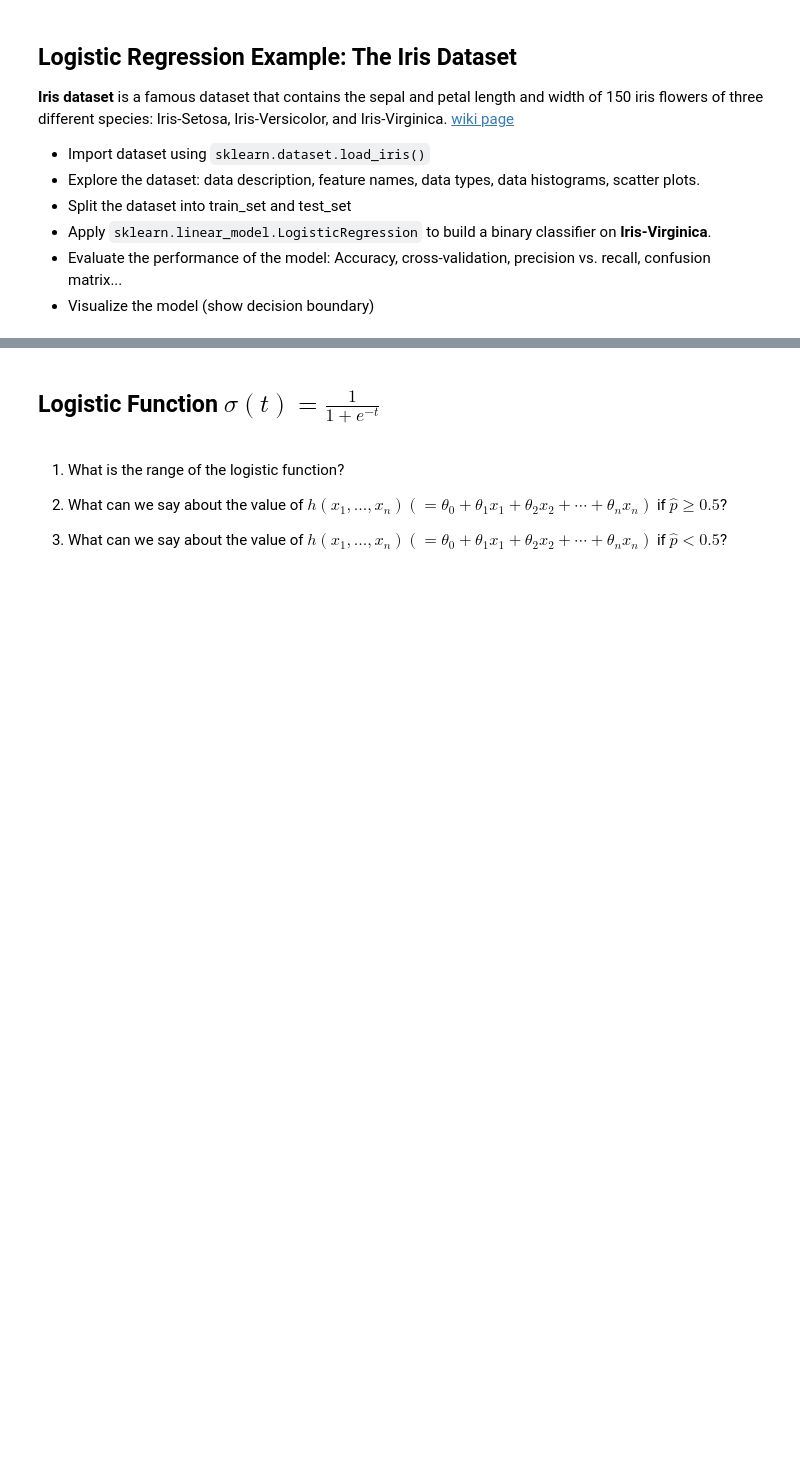
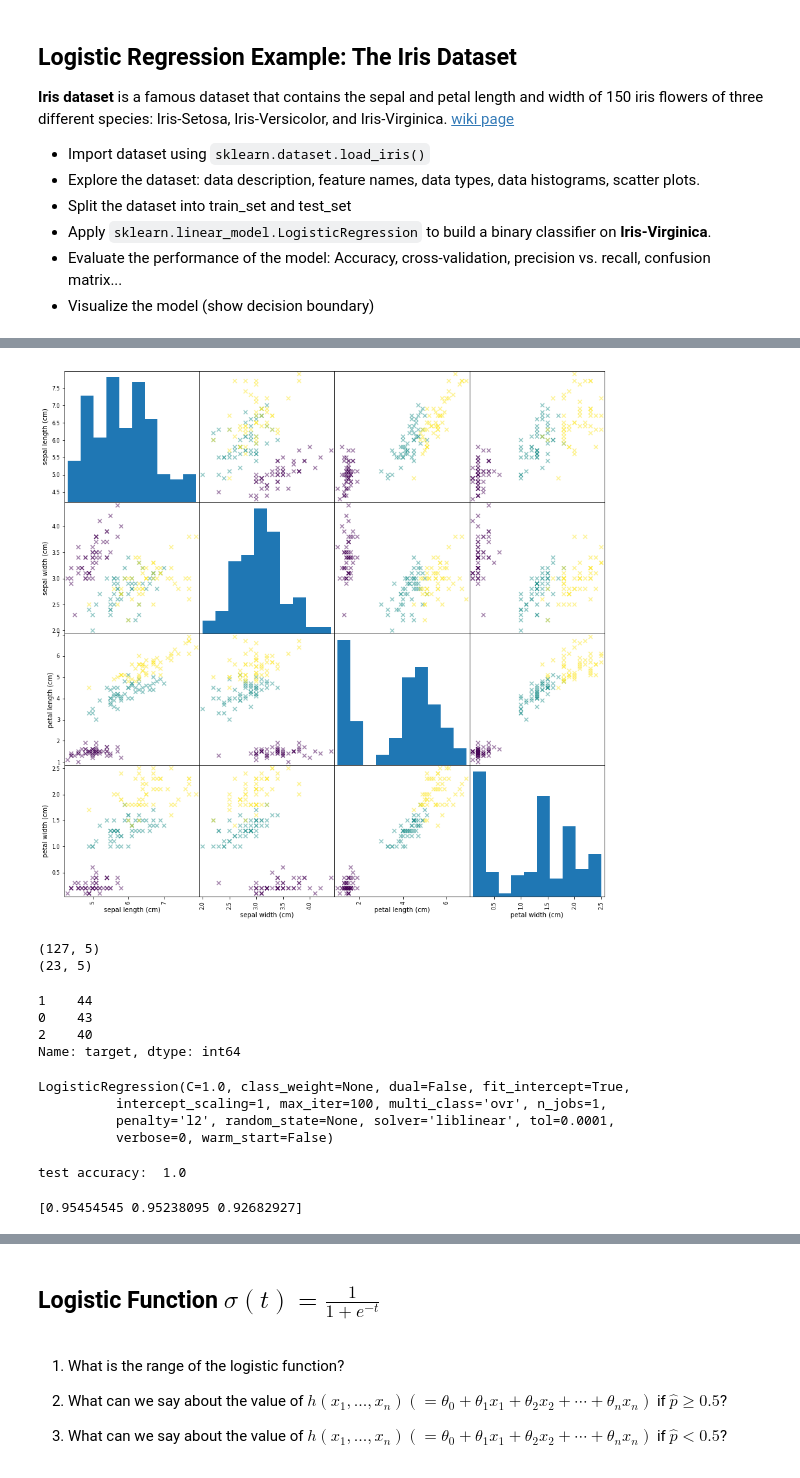
Before and after one commit to asgharm1999/Machine-Learning, a Jupyter notebook: Week 7.ipynb, the cells around one changed output, grey strips where cells are left out. Cells and saved outputs as stored; diff of their text form; code cells hidden in the pictures; blank space fills up the shorter version.

```diff
--- a/Week 7.ipynb
+++ b/Week 7.ipynb
@@ -63,0 +181,50 @@ iris.keys()
+# %%
+# Draw all scatter plots
+from pandas.plotting import scatter_matrix
+scatter_matrix(iris_df.iloc[:, :4], figsize=(15, 15), marker='x',
+               c=iris_df['target'])
+plt.show()
+# %% [output]
+[figure, added]
+# %%
+# Train-test split
+from sklearn.model_selection import train_test_split
+training_set, test_set = train_test_split(iris_df, test_size=0.15)
+print(training_set.shape)
+print(test_set.shape)
+# %% [output]
+(127, 5)
+(23, 5)
+# %%
+training_set['target'].value_counts()
+# %% [output]
+1    44
+0    43
+2    40
+Name: target, dtype: int64
+# %%
+# Apply logistic regression
+from sklearn.linear_model import LogisticRegression
+model = LogisticRegression()
+model.fit(training_set.iloc[:, :4],
+          training_set.iloc[:, 4])
+# %% [output]
+LogisticRegression(C=1.0, class_weight=None, dual=False, fit_intercept=True,
+          intercept_scaling=1, max_iter=100, multi_class='ovr', n_jobs=1,
+          penalty='l2', random_state=None, solver='liblinear', tol=0.0001,
+          verbose=0, warm_start=False)
+# %%
+# Model evaluation
+# 1. look at the prediction accuracy on test set
+test_predictions = model.predict(test_set.iloc[:, :4])
+from sklearn.metrics import accuracy_score
+print("test accuracy: ", accuracy_score(test_set['target'], test_predictions))
+# %% [output]
+test accuracy:  1.0
+# %%
+# 2. cross validation
+from sklearn.model_selection import cross_val_score
+print(cross_val_score(model, training_set.iloc[:, :4], training_set.iloc[:, 4],
+                      cv=3))
+# %% [output]
+[0.95454545 0.95238095 0.92682927]
```
Also changed, not shown: parts of 22 cells of this notebook.
